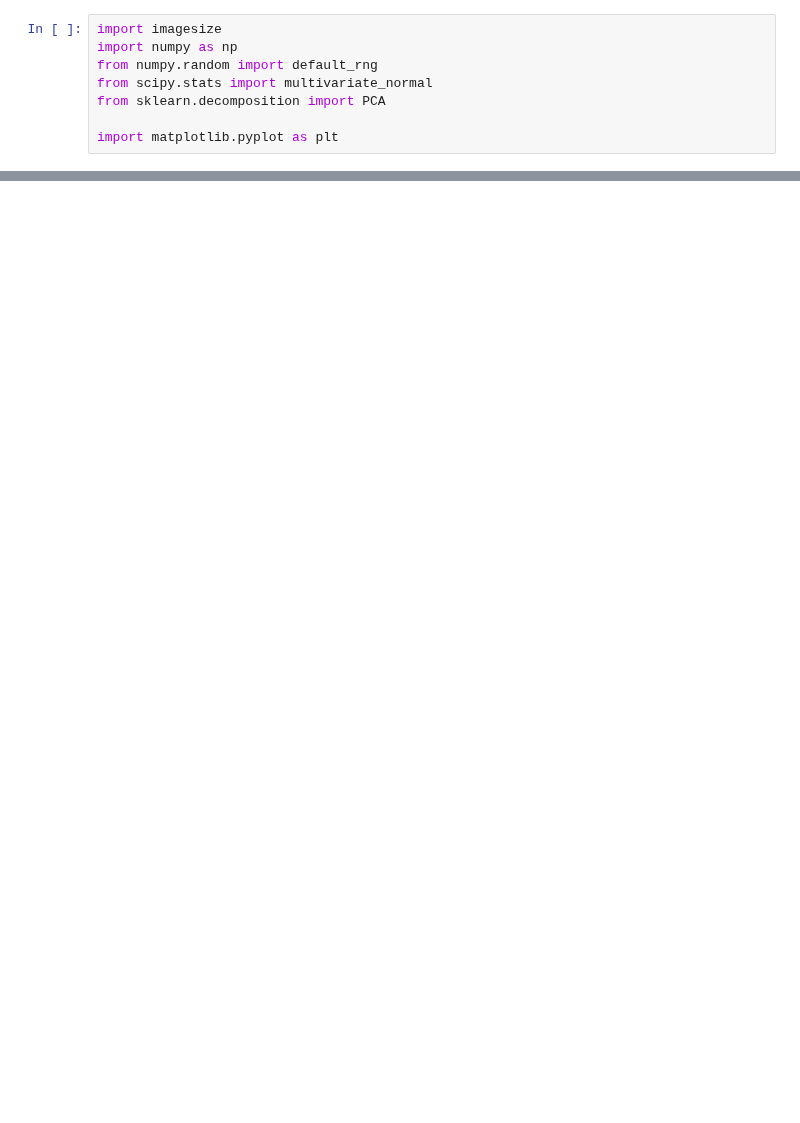
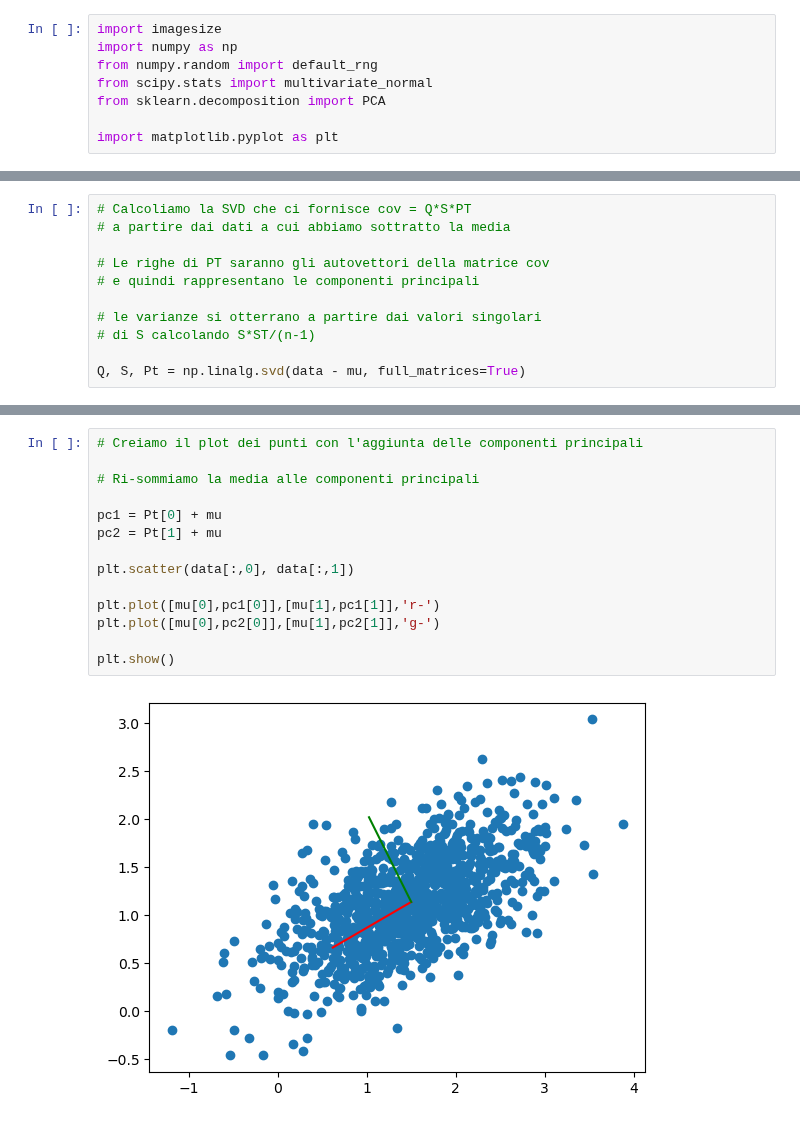
Before and after one commit to fredffsixty/BigDataAnalytics, a Jupyter notebook: Esercitazioni/E2_covarianza.ipynb, the cells around one changed output, grey strips where cells are left out. Saved outputs shown, nothing was run; the diff lists cells and outputs as text; blank space fills up the shorter version.

```diff
--- a/Esercitazioni/E2_covarianza.ipynb
+++ b/Esercitazioni/E2_covarianza.ipynb
@@ -59,0 +120,11 @@ Matrice di covarianza dei dati:
+# %%
+# Calcoliamo la SVD che ci fornisce cov = Q*S*PT
+# a partire dai dati a cui abbiamo sottratto la media
+
+# Le righe di PT saranno gli autovettori della matrice cov
+# e quindi rappresentano le componenti principali
+
+# le varianze si otterrano a partire dai valori singolari
+# di S calcolando S*ST/(n-1)
+
+Q, S, Pt = np.linalg.svd(data - mu, full_matrices=True)
@@ -59,0 +139,16 @@ Matrice di covarianza dei dati:
+# %%
+# Creiamo il plot dei punti con l'aggiunta delle componenti principali
+
+# Ri-sommiamo la media alle componenti principali
+
+pc1 = Pt[0] + mu
+pc2 = Pt[1] + mu
+
+plt.scatter(data[:,0], data[:,1])
+
+plt.plot([mu[0],pc1[0]],[mu[1],pc1[1]],'r-')
+plt.plot([mu[0],pc2[0]],[mu[1],pc2[1]],'g-')
+
+plt.show()
+# %% [output]
+[figure, added]
```
Also changed, not shown: parts of 9 cells of this notebook, 1 other file.
